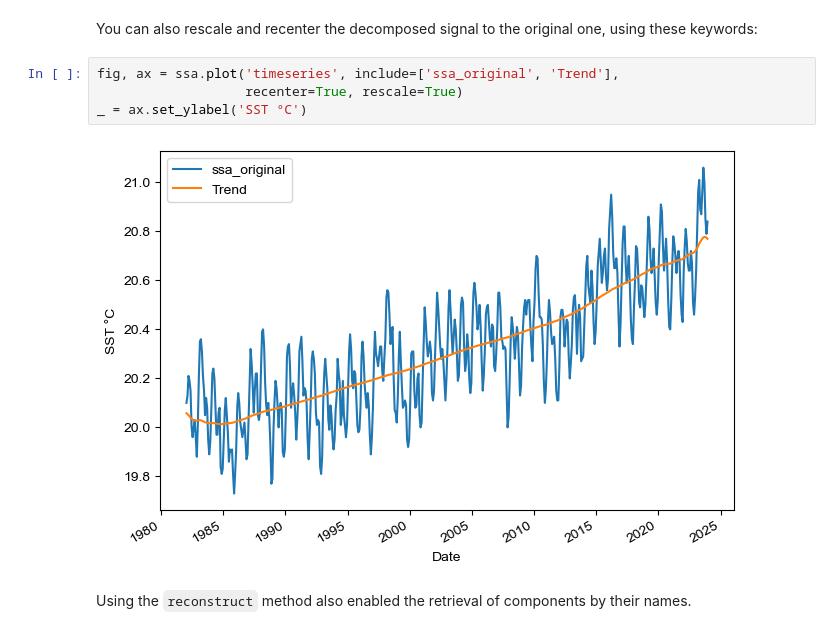
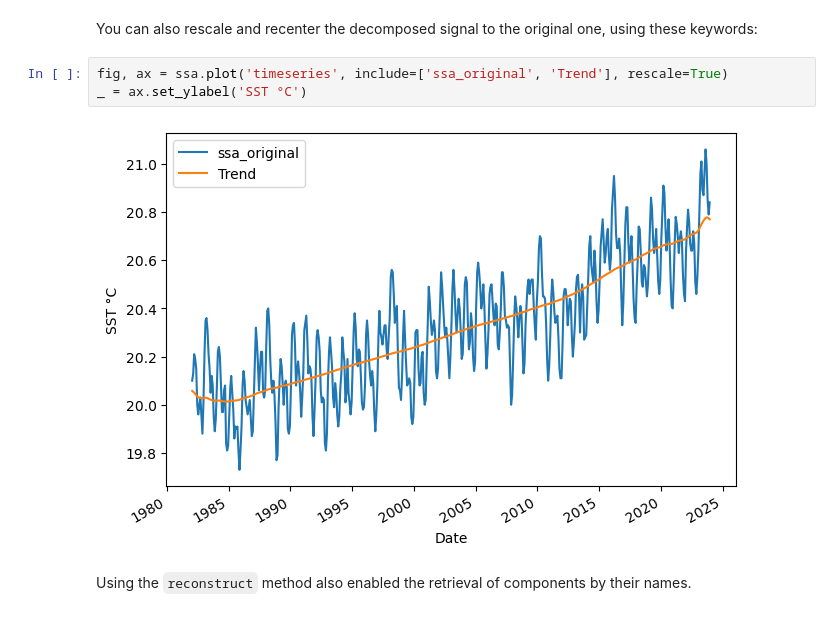
Before and after one commit to ADSCIAN/ssalib, a Jupyter notebook: notebooks/01_basic_ssa_introduction.ipynb, the cells around one changed output. Saved outputs shown, nothing was run; the diff lists cells and outputs as text.

```diff
--- a/notebooks/01_basic_ssa_introduction.ipynb
+++ b/notebooks/01_basic_ssa_introduction.ipynb
@@ -345,11 +293,10 @@ fig.tight_layout()
 # %% [markdown]
 You can also rescale and recenter the decomposed signal to the original one, using these keywords:
 # %%
-fig, ax = ssa.plot('timeseries', include=['ssa_original', 'Trend'],
-                   recenter=True, rescale=True)
+fig, ax = ssa.plot('timeseries', include=['ssa_original', 'Trend'], rescale=True)
 _ = ax.set_ylabel('SST °C')
 # %% [output]
-[figure, old version]
+[figure, new version]
 # %% [markdown]
 Using the `reconstruct` method also enabled the retrieval of components by their names.
 # %%
```
Also changed, not shown: parts of 14 cells of this notebook.
